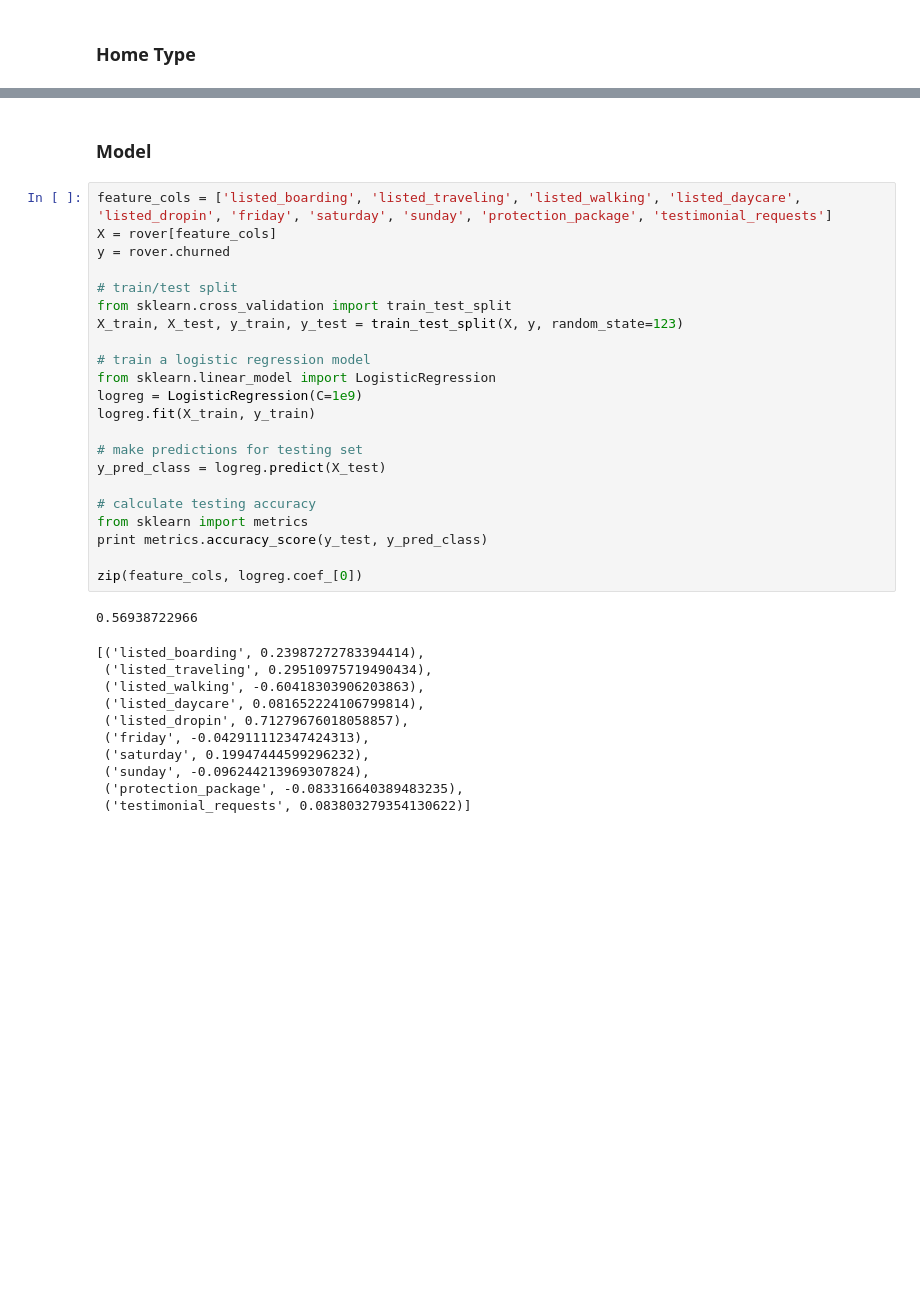
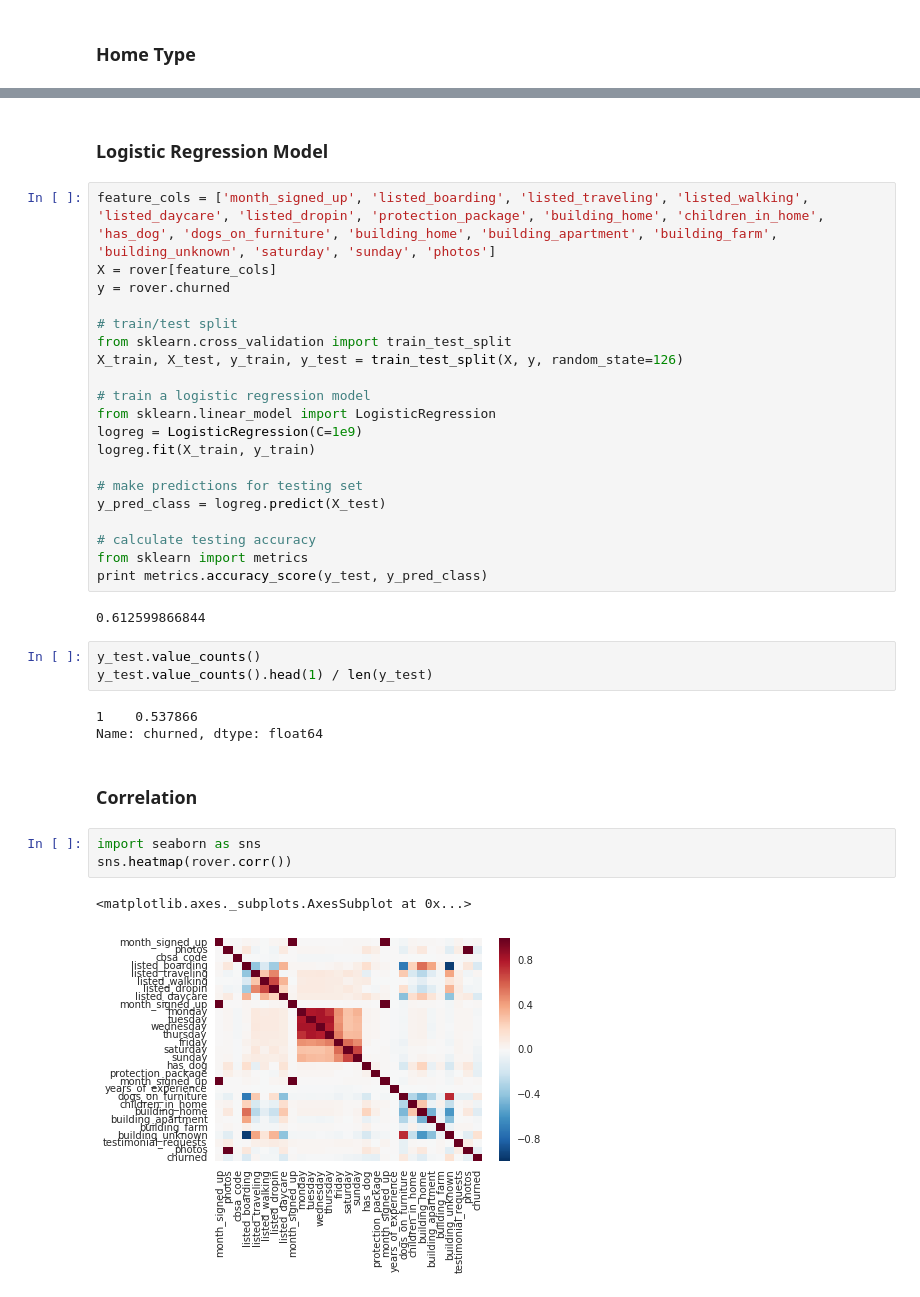
Before and after one commit to jnewheiser/public_datascienceclass, a Jupyter notebook: Data Science Project.ipynb, the cells around one changed output, grey strips where cells are left out. Cells and saved outputs as stored; diff of their text form; blank space fills up the shorter version.

```diff
--- a/Data Science Project.ipynb
+++ b/Data Science Project.ipynb
@@ -324,14 +342,14 @@ building_unknown
 Name: churned, dtype: float64
 # %% [markdown]
-### Model
+### Logistic Regression Model
 # %%
-feature_cols = ['listed_boarding', 'listed_traveling', 'listed_walking', 'listed_daycare', 'listed_dropin', 'friday', 'saturday', 'sunday', 'protection_package', 'testimonial_requests']
+feature_cols = ['month_signed_up', 'listed_boarding', 'listed_traveling', 'listed_walking', 'listed_daycare', 'listed_dropin', 'protection_package', 'building_home', 'children_in_home', 'has_dog', 'dogs_on_furniture', 'building_home', 'building_apartment', 'building_farm', 'building_unknown', 'saturday', 'sunday', 'photos']
 X = rover[feature_cols]
 y = rover.churned
 
 # train/test split
 from sklearn.cross_validation import train_test_split
-X_train, X_test, y_train, y_test = train_test_split(X, y, random_state=123)
+X_train, X_test, y_train, y_test = train_test_split(X, y, random_state=126)
 
 # train a logistic regression model
 from sklearn.linear_model import LogisticRegression
@@ -344,17 +362,19 @@ y_pred_class = logreg.predict(X_test)
 # calculate testing accuracy
 from sklearn import metrics
 print metrics.accuracy_score(y_test, y_pred_class)
-
-zip(feature_cols, logreg.coef_[0])
 # %% [output]
-0.56938722966
+0.612599866844
-[('listed_boarding', 0.23987272783394414),
- ('listed_traveling', 0.29510975719490434),
- ('listed_walking', -0.60418303906203863),
- ('listed_daycare', 0.081652224106799814),
- ('listed_dropin', 0.71279676018058857),
- ('friday', -0.042911112347424313),
- ('saturday', 0.19947444599296232),
- ('sunday', -0.096244213969307824),
- ('protection_package', -0.083316640389483235),
- ('testimonial_requests', 0.083803279354130622)]
+# %%
+y_test.value_counts()
+y_test.value_counts().head(1) / len(y_test)
+# %% [output]
+1    0.537866
+Name: churned, dtype: float64
+# %% [markdown]
+### Correlation
+# %%
+import seaborn as sns
+sns.heatmap(rover.corr())
+# %% [output]
+<matplotlib.axes._subplots.AxesSubplot at 0x...>
+[figure, added]
```
Also changed, not shown: parts of 54 cells of this notebook.
